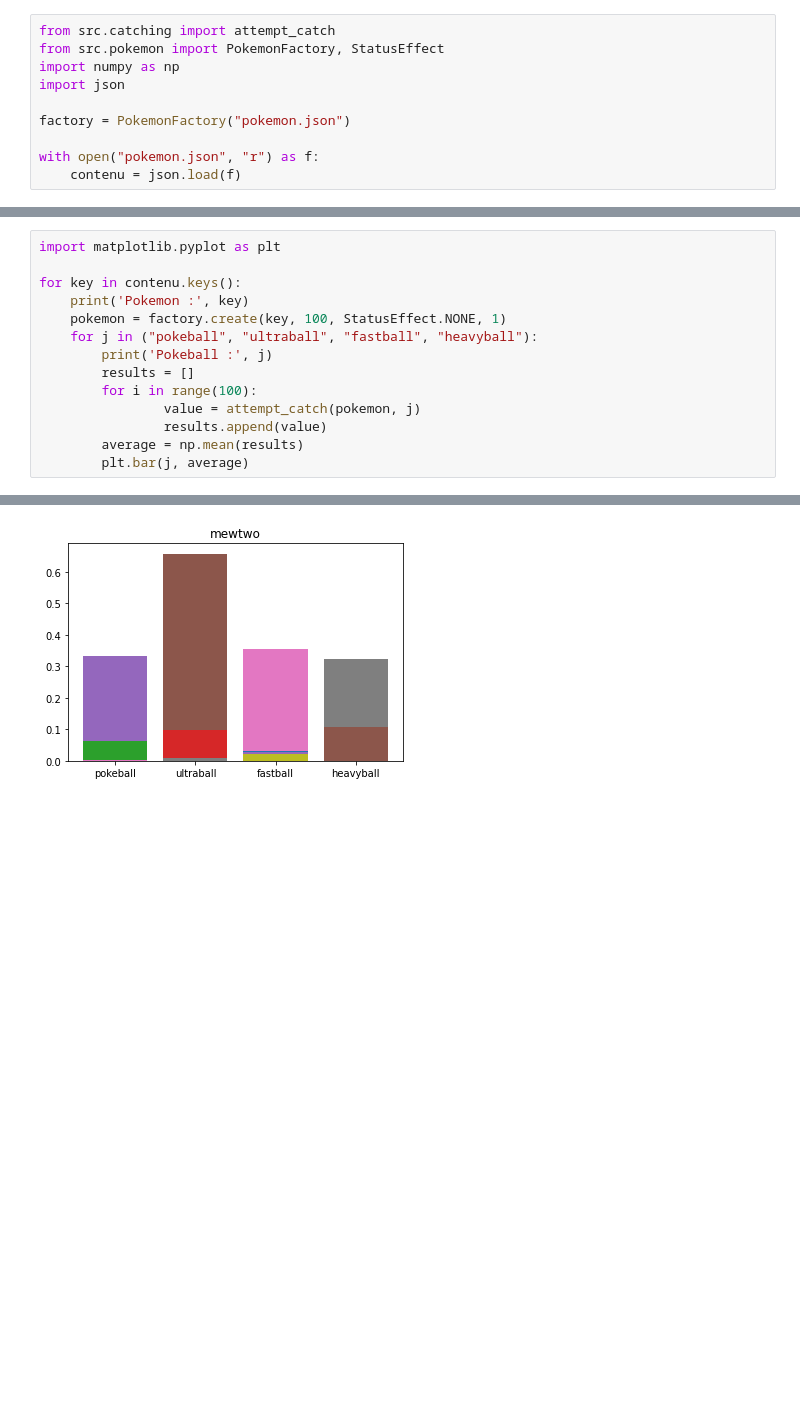
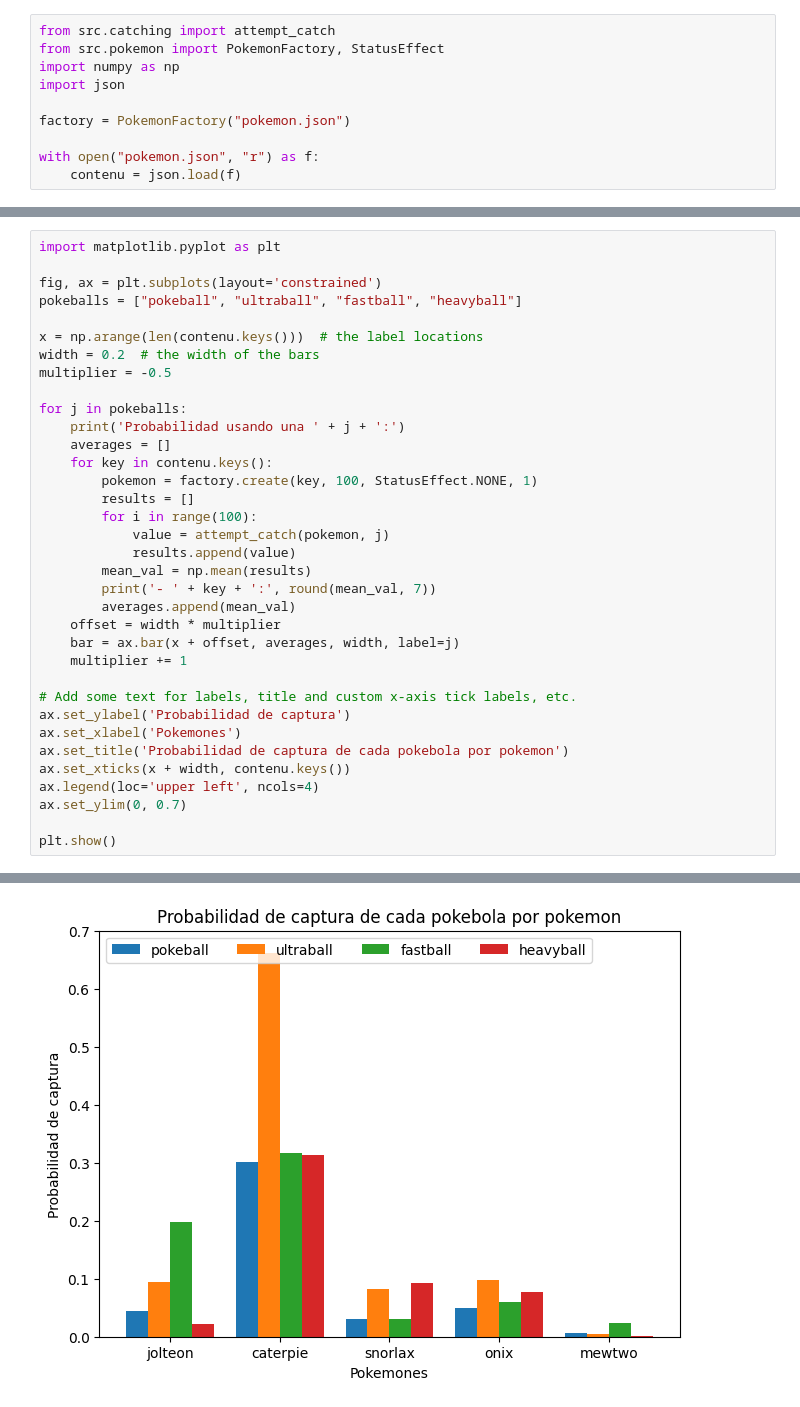
Before and after one commit to LICHTENBERGERHugo/TP0, a Jupyter notebook: Data analysis.ipynb, the cells around one changed output, grey strips where cells are left out. Drawn from its saved outputs; the diff is of its cells as text; blank space fills up the shorter version.

```diff
--- a/Data analysis.ipynb
+++ b/Data analysis.ipynb
@@ -13,15 +15,36 @@ with open("pokemon.json", "r") as f:
 # %%
 import matplotlib.pyplot as plt
 
-for key in contenu.keys():
-    print('Pokemon :', key)
-    pokemon = factory.create(key, 100, StatusEffect.NONE, 1)
-    for j in ("pokeball", "ultraball", "fastball", "heavyball"):
-        print('Pokeball :', j)
+fig, ax = plt.subplots(layout='constrained')
+pokeballs = ["pokeball", "ultraball", "fastball", "heavyball"]
+
+x = np.arange(len(contenu.keys()))  # the label locations
+width = 0.2  # the width of the bars
+multiplier = -0.5
+
+for j in pokeballs:
+    print('Probabilidad usando una ' + j + ':')
+    averages = []
+    for key in contenu.keys():
+        pokemon = factory.create(key, 100, StatusEffect.NONE, 1)
         results = []
         for i in range(100):
-                value = attempt_catch(pokemon, j)
-                results.append(value)
-        average = np.mean(results)
-        plt.bar(j, average)
+            value = attempt_catch(pokemon, j)
+            results.append(value)
+        mean_val = np.mean(results)
+        print('- ' + key + ':', round(mean_val, 7))
+        averages.append(mean_val)
+    offset = width * multiplier
+    bar = ax.bar(x + offset, averages, width, label=j)
+    multiplier += 1
+
+# Add some text for labels, title and custom x-axis tick labels, etc.
+ax.set_ylabel('Probabilidad de captura')
+ax.set_xlabel('Pokemones')
+ax.set_title('Probabilidad de captura de cada pokebola por pokemon')
+ax.set_xticks(x + width, contenu.keys())
+ax.legend(loc='upper left', ncols=4)
+ax.set_ylim(0, 0.7)
+
+plt.show()
 # %% [output]
@@ -45 +68 @@ Pokeball : heavyball
-[figure, old version]
+[figure, new version]
```
Also changed, not shown: parts of 5 cells of this notebook, 3 other files.
